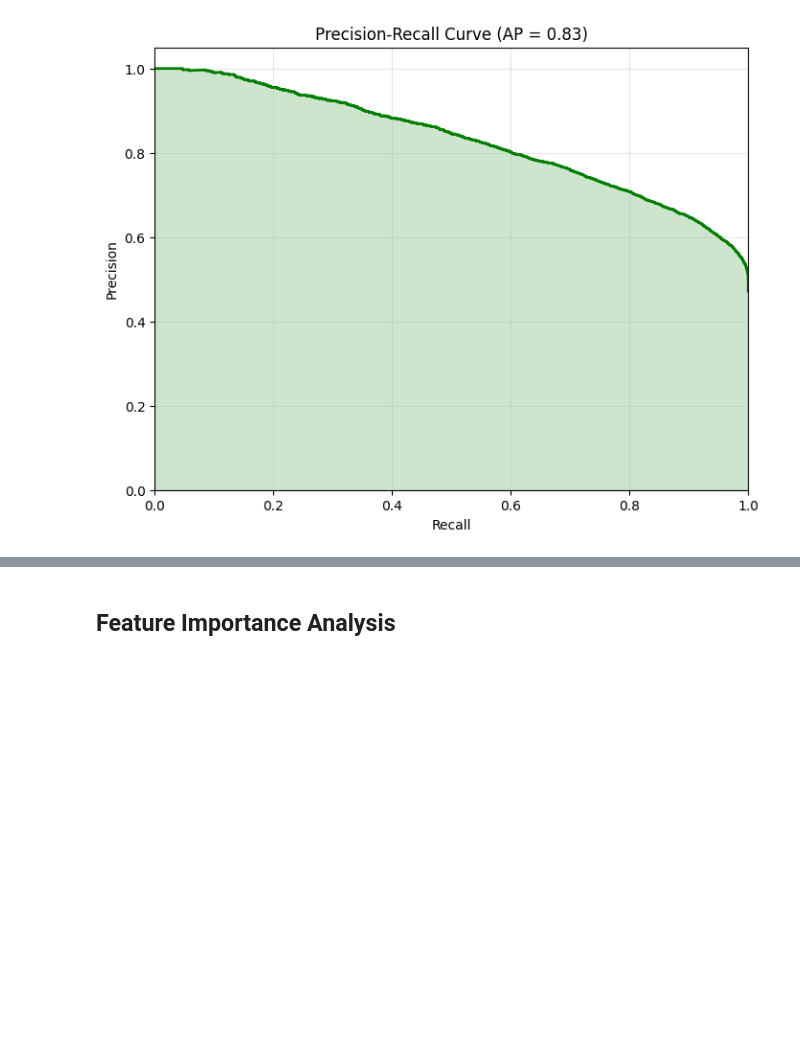
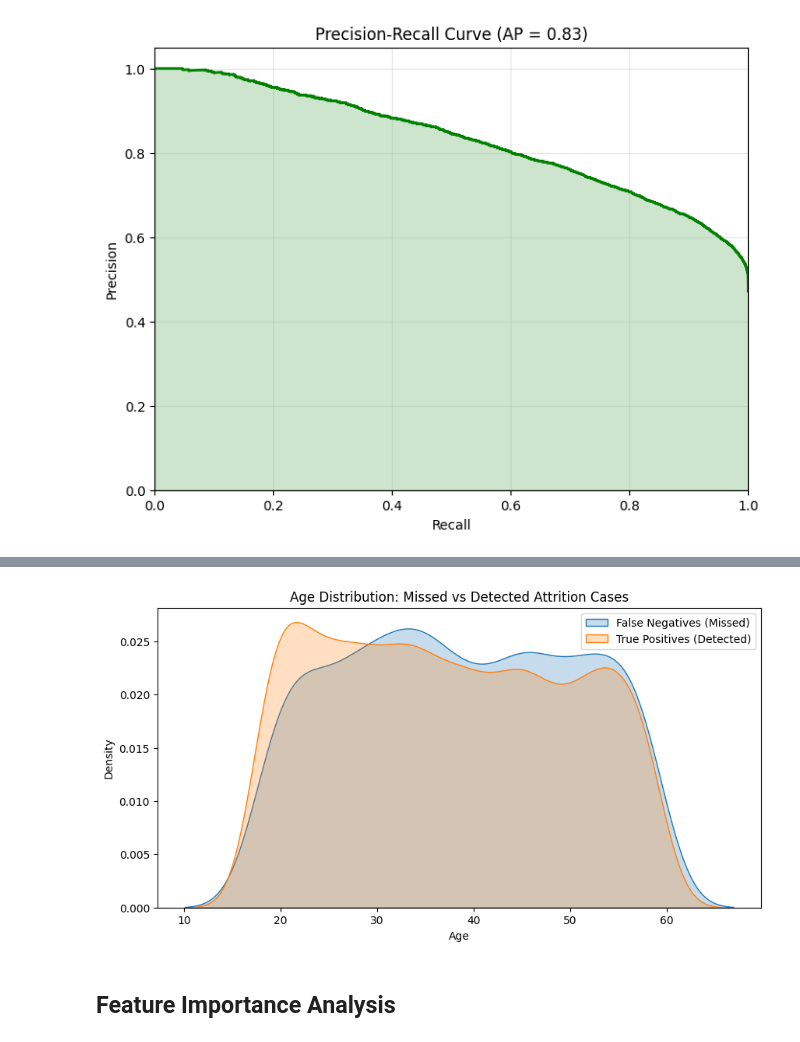
Before and after one commit to hisyamssyr/FP-Machine-Learning, a Jupyter notebook: employee_atrition_prediction.ipynb, the cells around one changed output, grey strips where cells are left out. Cells and saved outputs as stored; diff of their text form; code cells hidden in the pictures; blank space fills up the shorter version.

```diff
--- a/employee_atrition_prediction.ipynb
+++ b/employee_atrition_prediction.ipynb
@@ -1551,0 +1550,4 @@ plt.show()
+# %%
+test_results = X_test.copy()
+test_results['Actual'] = y_test
+test_results['Predicted'] = y_pred_test
@@ -1552,2 +1563,11 @@ plt.show()
+# %%
+plt.figure(figsize=(10, 5))
+sns.kdeplot(fn_employees['Age'], label='False Negatives (Missed)', fill=True)
+sns.kdeplot(tp_employees['Age'], label='True Positives (Detected)', fill=True)
+plt.title('Age Distribution: Missed vs Detected Attrition Cases')
+plt.legend()
+plt.show()
+# %% [output]
+[figure, added]
 # %% [markdown]
 ## Feature Importance Analysis
```
Also changed, not shown: parts of 25 cells of this notebook.
